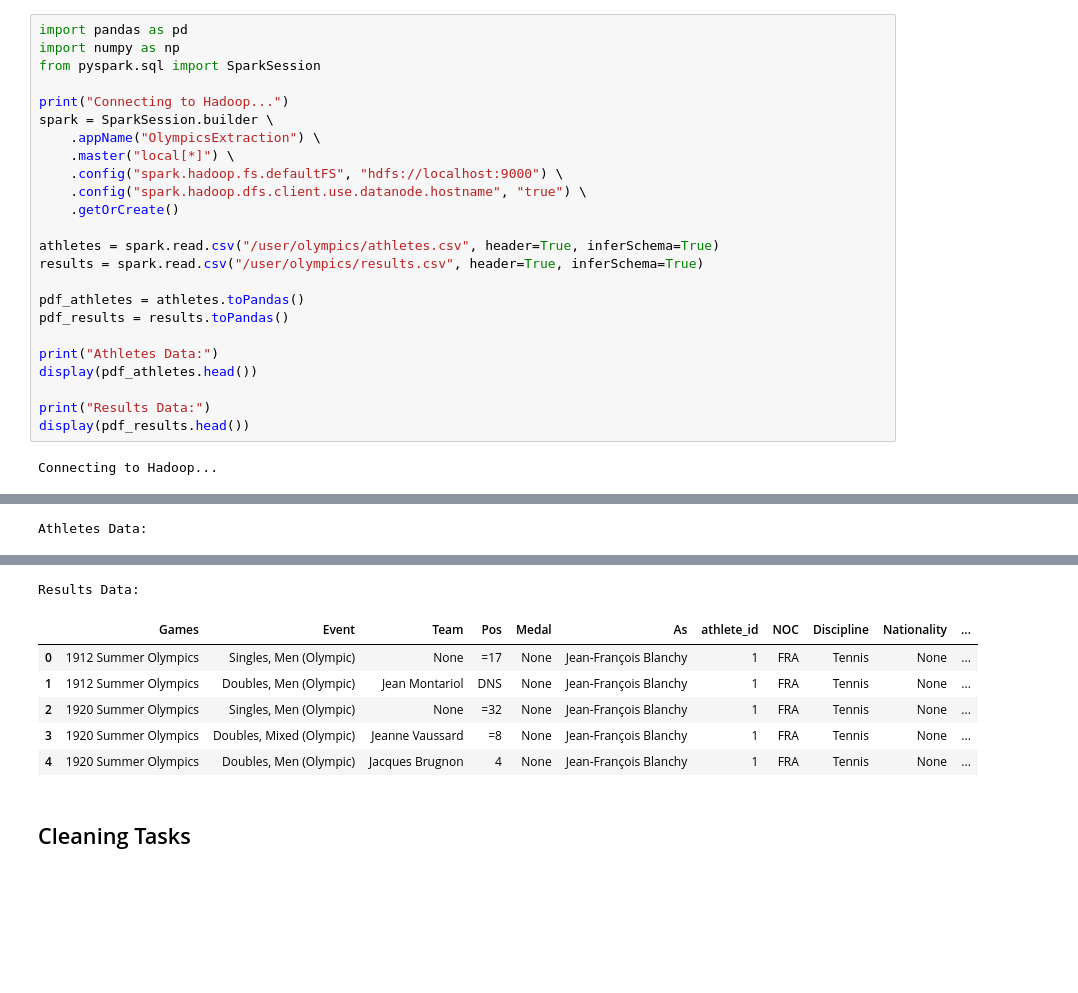
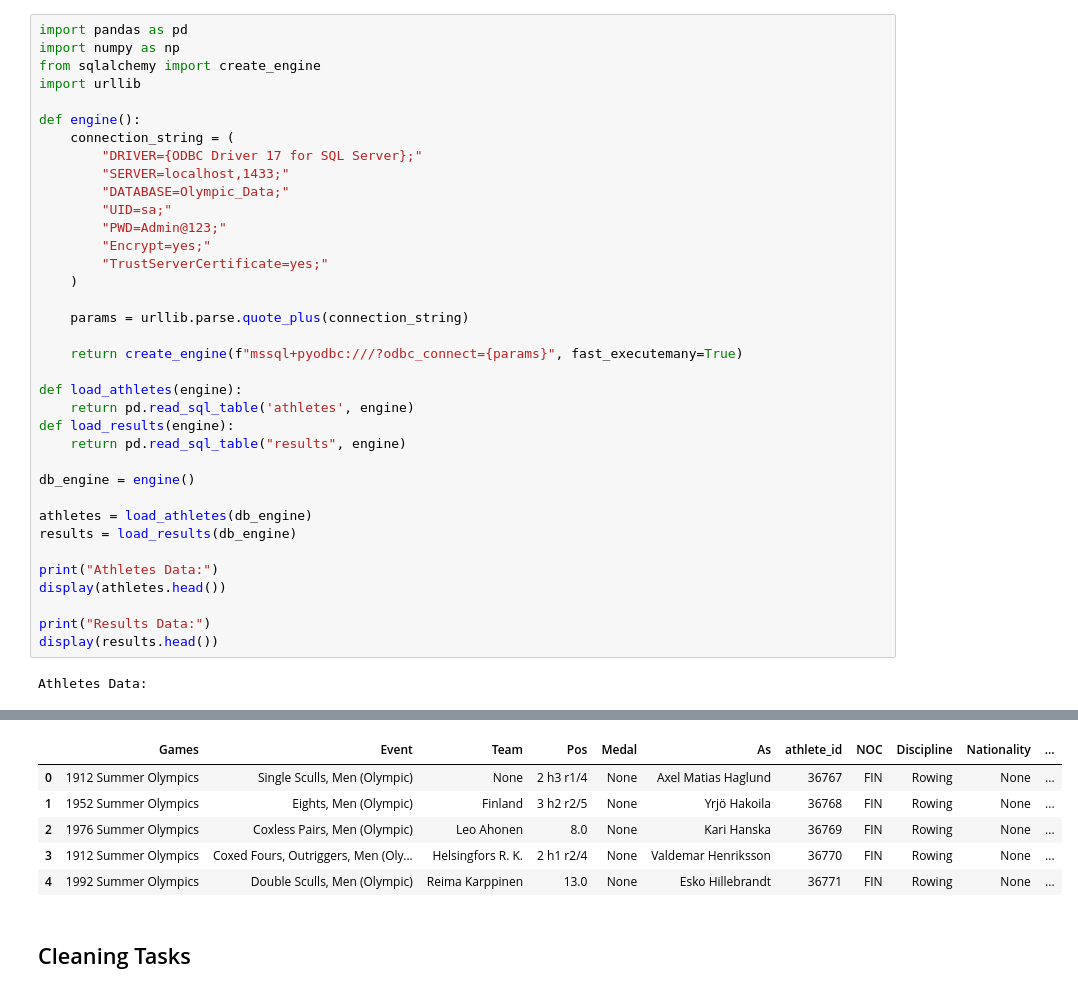
Before and after one commit to ojnny08/olympic-athlete-performance-elt, a Jupyter notebook: notebook/analysis.ipynb, the cells around one changed output, grey strips where cells are left out. Drawn from its saved outputs; the diff is of its cells as text; blank space fills up the shorter version.

```diff
--- a/notebook/analysis.ipynb
+++ b/notebook/analysis.ipynb
@@ -1,26 +1,38 @@
 # %%
 import pandas as pd
 import numpy as np
-from pyspark.sql import SparkSession
+from sqlalchemy import create_engine
+import urllib
 
-print("Connecting to Hadoop...")
-spark = SparkSession.builder \
-    .appName("OlympicsExtraction") \
-    .master("local[*]") \
-    .config("spark.hadoop.fs.defaultFS", "hdfs://localhost:9000") \
-    .config("spark.hadoop.dfs.client.use.datanode.hostname", "true") \
-    .getOrCreate()
+def engine():
+    connection_string = (
+        "DRIVER={ODBC Driver 17 for SQL Server};"
+        "SERVER=localhost,1433;"
+        "DATABASE=Olympic_Data;"
+        "UID=sa;"
+        "PWD=Admin@123;"
+        "Encrypt=yes;"
+        "TrustServerCertificate=yes;"
+    )
 
-athletes = spark.read.csv("/user/olympics/athletes.csv", header=True, inferSchema=True)
-results = spark.read.csv("/user/olympics/results.csv", header=True, inferSchema=True)
+    params = urllib.parse.quote_plus(connection_string)
 
-pdf_athletes = athletes.toPandas()
-pdf_results = results.toPandas()
+    return create_engine(f"mssql+pyodbc:///?odbc_connect={params}", fast_executemany=True)
+
+def load_athletes(engine):
+    return pd.read_sql_table('athletes', engine)
+def load_results(engine):
+    return pd.read_sql_table("results", engine)
+
+db_engine = engine()
+
+athletes = load_athletes(db_engine)
+results = load_results(db_engine)
 
 print("Athletes Data:")
-display(pdf_athletes.head())
+display(athletes.head())
 
 print("Results Data:")
-display(pdf_results.head())
+display(results.head())
 # %% [output]
-Connecting to Hadoop...
+Athletes Data:
@@ -35 +45,0 @@ To adjust logging level use sc.setLogLevel(newLevel). For SparkR, use setLogLeve
-Athletes Data:
@@ -42,10 +46,9 @@ Athletes Data:
-Results Data:
 |  | Games | Event | Team | Pos | Medal | As | athlete_id | NOC | Discipline | Nationality | ... |
-| 0 | 1912 Summer Olympics | Singles, Men (Olympic) | None | =17 | None | Jean-François Blanchy | 1 | FRA | Tennis | None | ... |
-| 1 | 1912 Summer Olympics | Doubles, Men (Olympic) | Jean Montariol | DNS | None | Jean-François Blanchy | 1 | FRA | Tennis | None | ... |
-| 2 | 1920 Summer Olympics | Singles, Men (Olympic) | None | =32 | None | Jean-François Blanchy | 1 | FRA | Tennis | None | ... |
-| 3 | 1920 Summer Olympics | Doubles, Mixed (Olympic) | Jeanne Vaussard | =8 | None | Jean-François Blanchy | 1 | FRA | Tennis | None | ... |
-| 4 | 1920 Summer Olympics | Doubles, Men (Olympic) | Jacques Brugnon | 4 | None | Jean-François Blanchy | 1 | FRA | Tennis | None | ... |
+| 0 | 1912 Summer Olympics | Single Sculls, Men (Olympic) | None | 2 h3 r1/4 | None | Axel Matias Haglund | 36767 | FIN | Rowing | None | ... |
+| 1 | 1952 Summer Olympics | Eights, Men (Olympic) | Finland | 3 h2 r2/5 | None | Yrjö Hakoila | 36768 | FIN | Rowing | None | ... |
+| 2 | 1976 Summer Olympics | Coxless Pairs, Men (Olympic) | Leo Ahonen | 8.0 | None | Kari Hanska | 36769 | FIN | Rowing | None | ... |
+| 3 | 1912 Summer Olympics | Coxed Fours, Outriggers, Men (Oly... | Helsingfors R. K. | 2 h1 r2/4 | None | Valdemar Henriksson | 36770 | FIN | Rowing | None | ... |
+| 4 | 1992 Summer Olympics | Double Sculls, Men (Olympic) | Reima Karppinen | 13.0 | None | Esko Hillebrandt | 36771 | FIN | Rowing | None | ... |
 # %% [markdown]
 ## Cleaning Tasks
 # %% [markdown]
```
Also changed, not shown: parts of 6 cells of this notebook, 4 other files.
